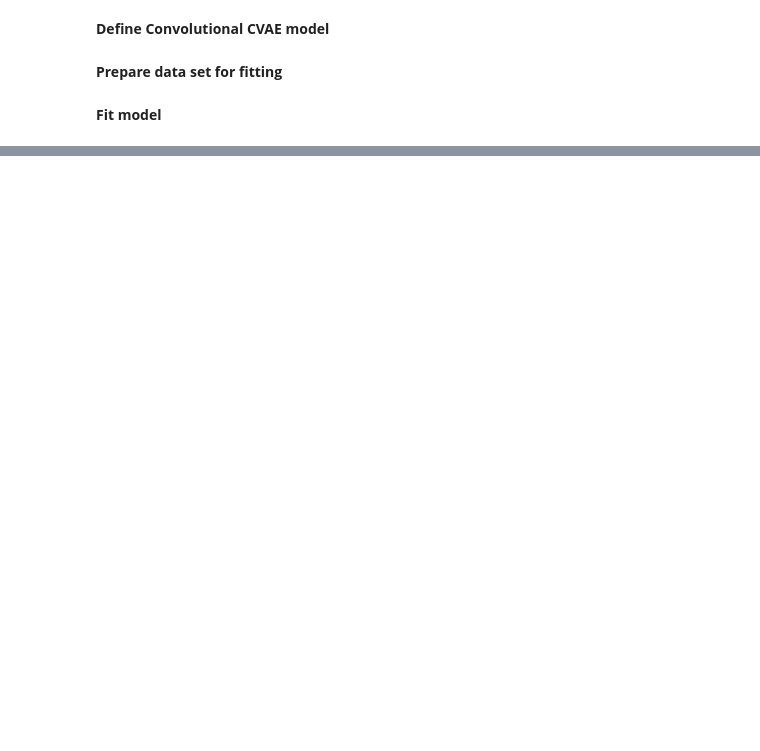
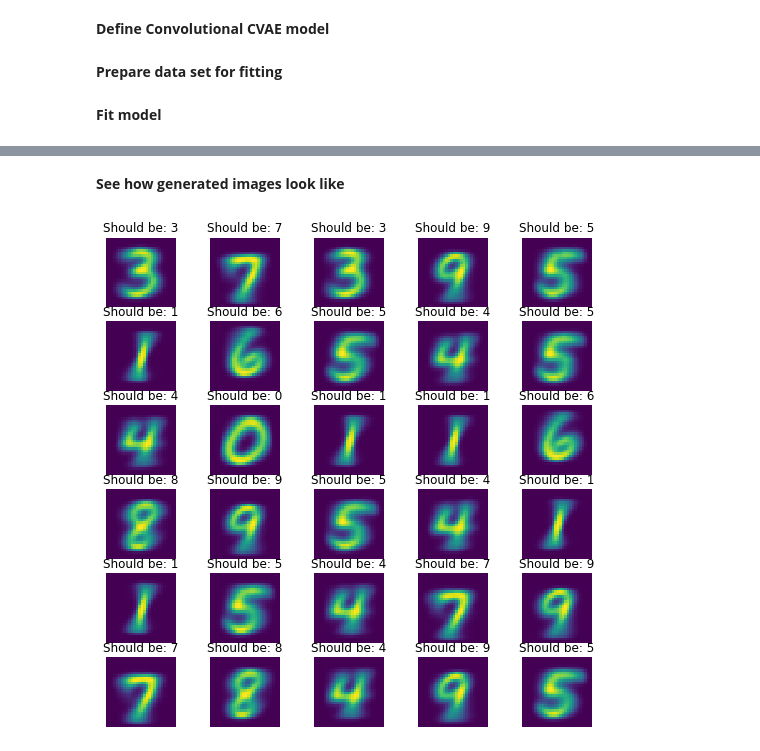
Before and after one commit to felix0097/CVAE_mnist, a Jupyter notebook: cvae_mnist.ipynb, the cells around one changed output, grey strips where cells are left out. Cells and saved outputs as stored; diff of their text form; code cells hidden in the pictures; blank space fills up the shorter version.

```diff
--- a/cvae_mnist.ipynb
+++ b/cvae_mnist.ipynb
@@ -153,0 +218,29 @@ AttributeError: ignored
+# %% [markdown]
+**See how generated images look like**
+# %%
+NUM_IMGS = 30
+LATENT_DIM = 50
+
+noise = np.random.normal(size=(NUM_IMGS, LATENT_DIM))
+cond_input = np.zeros(shape=(NUM_IMGS, 10))
+
+x_idx = np.arange(0, NUM_IMGS)
+y_idx = np.random.randint(low=0, high=10, size=(NUM_IMGS))
+cond_input[x_idx, y_idx] = 1.
+
+dec_input = np.concatenate([noise, cond_input], axis=1).astype(np.float32)
+imgs = conv_cvae.dec(dec_input).numpy()
+
+fig, axs = plt.subplots(nrows=NUM_IMGS//5, ncols=5, figsize=(9, 9))
+
+for img_idx in range(imgs.shape[0]):
+  img = np.sum(imgs[img_idx, :, :, :], axis=-1)
+  axs[np.unravel_index(img_idx, (NUM_IMGS//5, 5))].imshow(img)
+  axs[np.unravel_index(img_idx, (NUM_IMGS//5, 5))].axis('off')
+  axs[np.unravel_index(img_idx, (NUM_IMGS//5, 5))].set_title(
+      f'Should be: {int(np.argwhere(cond_input[img_idx, :] == 1))}'
+      )
+
+plt.show()
+# %% [output]
+[figure, added]
```
Also changed, not shown: parts of 8 cells of this notebook.
